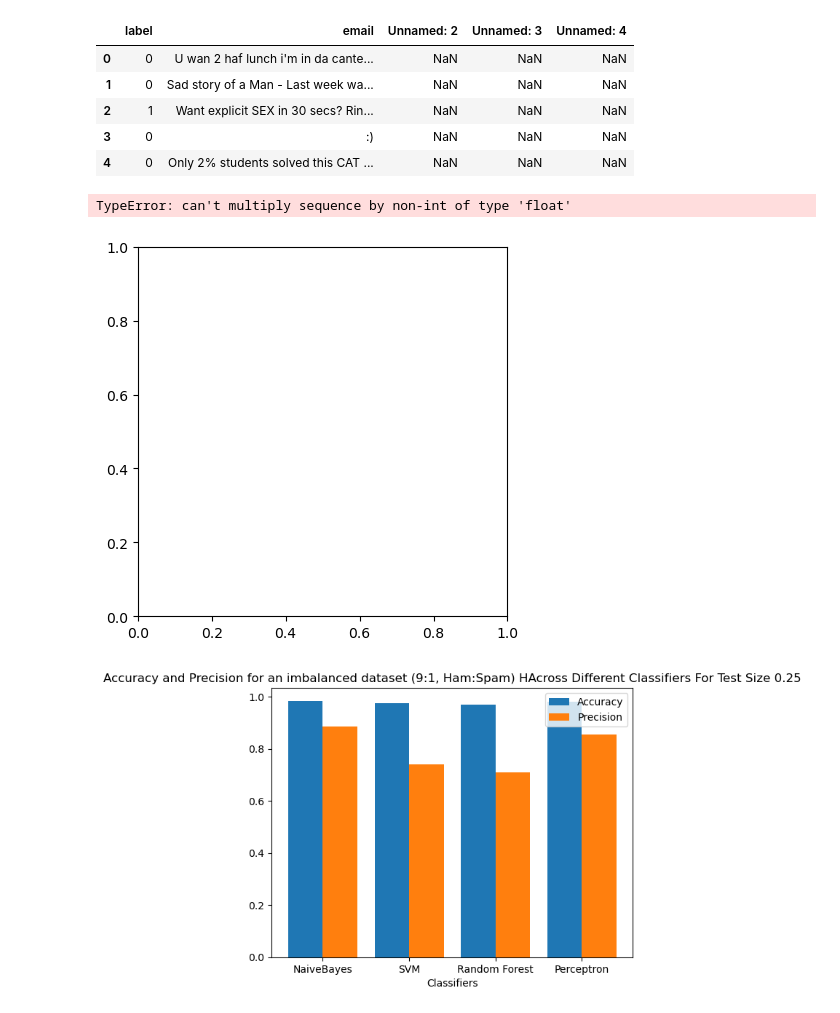
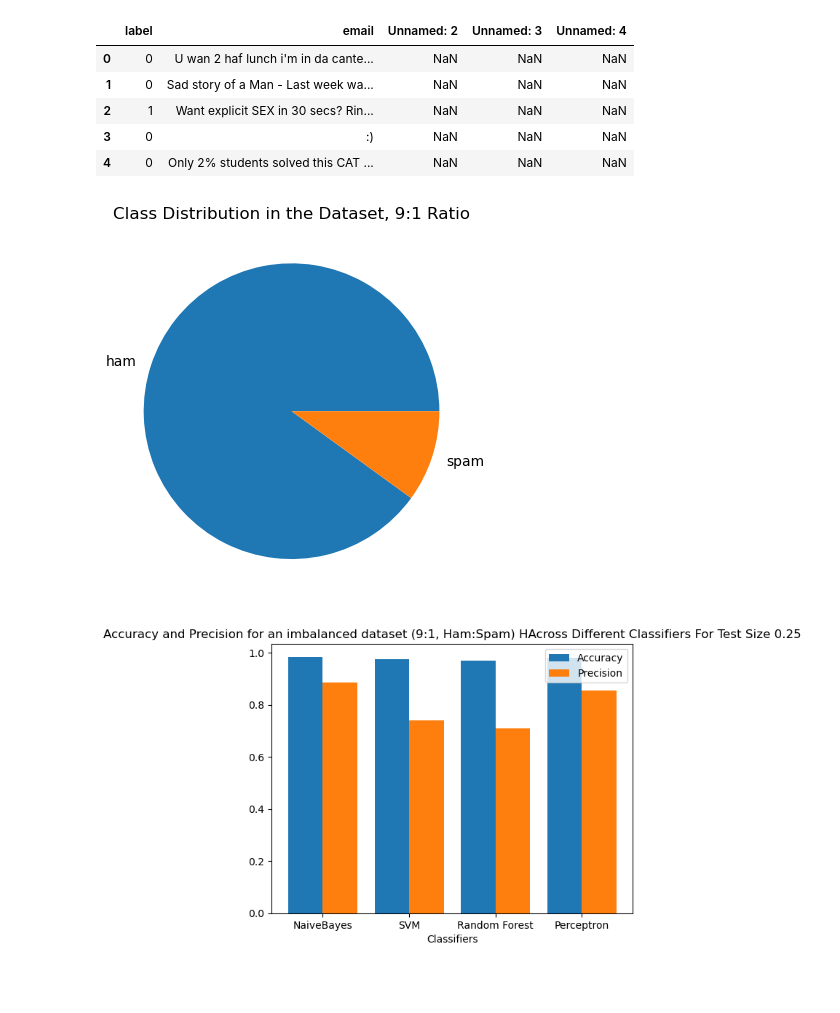
Before and after one commit to AJ-6/AI_Learning-Research, a Jupyter notebook: Spam Classification/Spam_Classification.ipynb, the cells around one changed output. Drawn from its saved outputs; the diff is of its cells as text; code cells hidden in the pictures; blank space fills up the shorter version.

```diff
--- a/Spam Classification/Spam_Classification.ipynb
+++ b/Spam Classification/Spam_Classification.ipynb
@@ -440,15 +440,15 @@ df3.head()
 # %%
 class_labels = ['ham','spam']
 class_counts = [4500,500]
 bar_colors = ['red','blue']
-plt.pie(class_counts,class_labels)
-plt.title('Class Distribution in the Dataset')
+plt.pie(class_counts,labels = class_labels)
+plt.title('Class Distribution in the Dataset, 9:1 Ratio')
+
 
 
 plt.show()
 # %% [output]
-TypeError: can't multiply sequence by non-int of type 'float'
-[figure, old version]
+[figure, new version]
 # %%
 X_train_sms, X_test_sms, Y_train, Y_test = train_test_split(df3['email'], df3['label'], test_size = 0.25, random_state =42)
 X_train = count_vector.fit_transform(X_train_sms).toarray()
```
